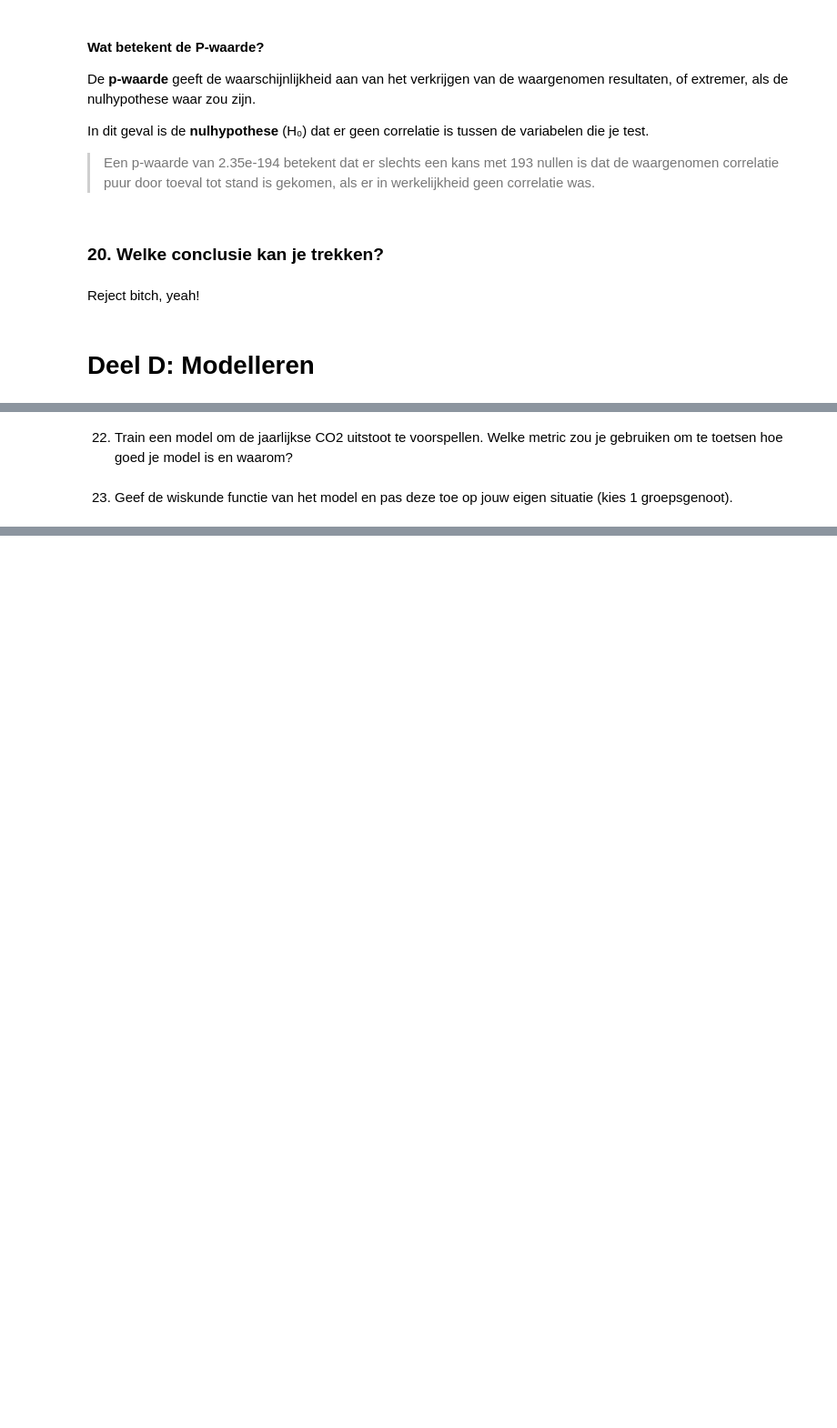
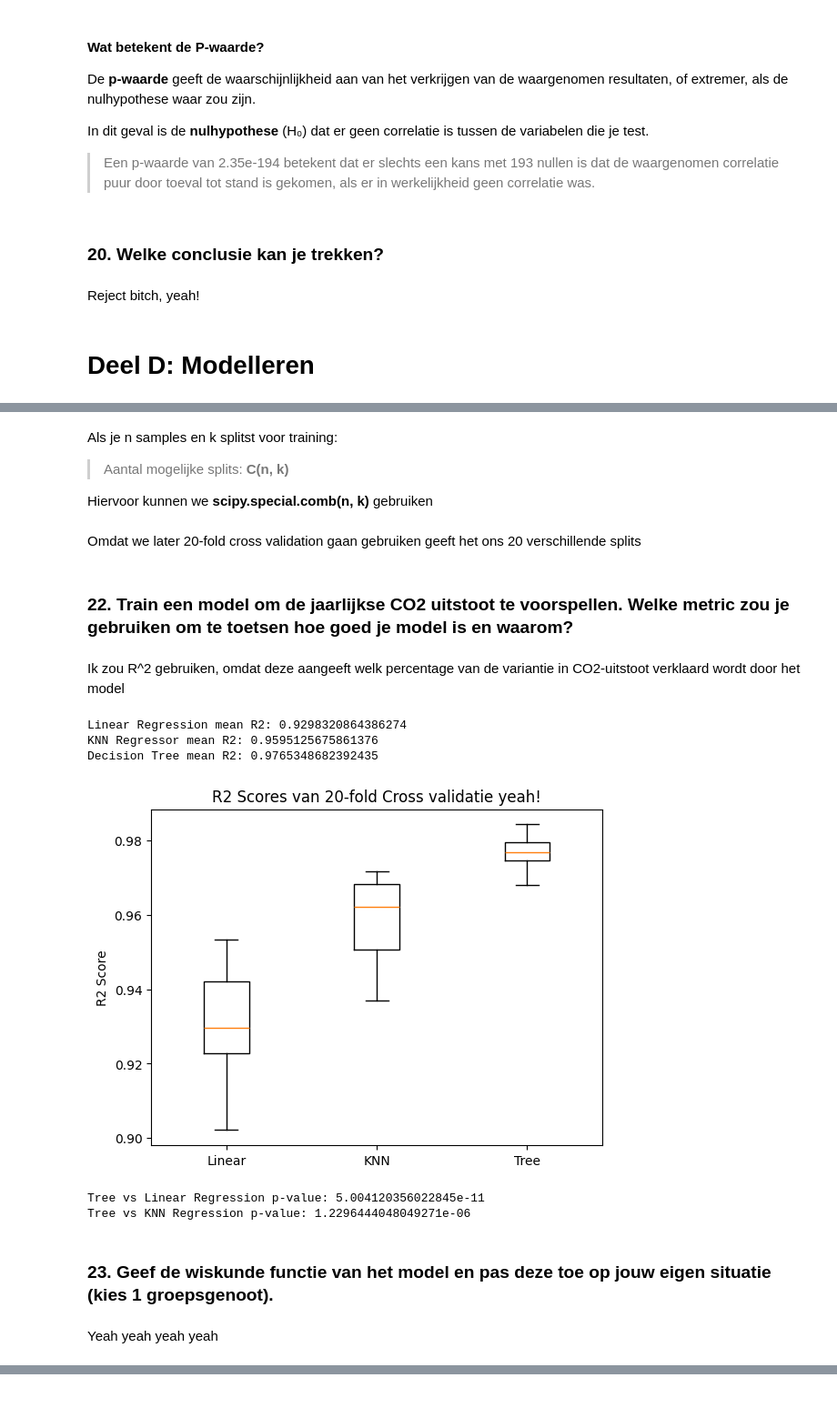
Before and after one commit to 24087068/wiskunde_porfolio, a Jupyter notebook: portfolio Sebastiaan.ipynb, the cells around one changed output, grey strips where cells are left out. Shown at 91% size. Cells and saved outputs as stored; diff of their text form; code cells hidden in the pictures; blank space fills up the shorter version.

```diff
--- a/portfolio Sebastiaan.ipynb
+++ b/portfolio Sebastiaan.ipynb
@@ -710,4 +710,35 @@ In dit geval is de **nulhypothese** (H₀) dat er geen correlatie is tussen de v
 Reject bitch, yeah!
 # %% [markdown]
 # Deel D: Modelleren
+# %%
+# Importing regression models
+from sklearn.linear_model import LinearRegression
+from sklearn.neighbors import KNeighborsRegressor
+from sklearn.tree import DecisionTreeRegressor
+from sklearn.model_selection import cross_val_score
+
+# Target and features
+y = df_transformed["co2_uitstoot_per_jaar_KG"]
+X = df_transformed[["km_auto_per_jaar", "elektrisch_auto_nee", "km_vliegtuig_per_jaar", "dagen_in_buitenland_per_jaar", "km_ov_per_jaar"]]
+
+# Data cleaning
+data = pd.concat([X, y], axis=1)
+data_clean = data.dropna()
+X = data_clean[X.columns]
+y = data_clean[y.name]
+
+# Linear Regression
+lin_model = LinearRegression()
+lin_model.fit(X, y)
+lin_scores = cross_val_score(lin_model, X, y, scoring='r2', cv=20)
+
+# Tree Regression
+tree_model = DecisionTreeRegressor()
+tree_model.fit(X, y)
+tree_scores = cross_val_score(tree_model, X, y, scoring='r2', cv=20)
+
+# KNN Regression
+knn_model = KNeighborsRegressor(n_neighbors=5)
+knn_model.fit(X, y)
+knn_scores = cross_val_score(knn_model, X, y, scoring='r2', cv=20)
 # %% [markdown]
@@ -715,11 +746,46 @@ Reject bitch, yeah!
+# %% [markdown]
+Als je n samples en k splitst voor training:<br>
+> Aantal mogelijke splits: **C(n, k)**<br>
+
+Hiervoor kunnen we **scipy.special.comb(n, k)** gebruiken
 # %%
 # 21
+# %% [markdown]
+Omdat we later 20-fold cross validation gaan gebruiken geeft het ons 20 verschillende splits
 # %% [markdown]
-22.	Train een model om de jaarlijkse CO2 uitstoot te voorspellen. Welke metric zou je gebruiken om te toetsen hoe goed je model is en waarom?
+### 22.	Train een model om de jaarlijkse CO2 uitstoot te voorspellen. Welke metric zou je gebruiken om te toetsen hoe goed je model is en waarom?
+# %% [markdown]
+Ik zou R^2 gebruiken, omdat deze aangeeft welk percentage van de variantie in CO2-uitstoot verklaard wordt door het model
 # %%
-# 22
+print("Linear Regression mean R2:", lin_scores.mean())
+print("KNN Regressor mean R2:", knn_scores.mean())
+print("Decision Tree mean R2:", tree_scores.mean())
+
+plt.boxplot([lin_scores, knn_scores, tree_scores], labels=["Linear", "KNN", "Tree"])
+plt.title("R2 Scores van 20-fold Cross validatie yeah!")
+plt.ylabel("R2 Score")
+plt.show()
+# %% [output]
+Linear Regression mean R2: 0.9298320864386274
+KNN Regressor mean R2: 0.9595125675861376
+Decision Tree mean R2: 0.9765348682392435
+[figure, added]
+# %%
+
+# Linear vs Tree
+_, p_val_lin_tree = stats.ttest_rel(tree_scores, lin_scores)
+print("Tree vs Linear Regression p-value:", p_val_lin_tree)
+
+# KNN vs Tree
+_, p_val_knn_tree = stats.ttest_rel(tree_scores, knn_scores)
+print("Tree vs KNN Regression p-value:", p_val_knn_tree)
+# %% [output]
+Tree vs Linear Regression p-value: 5.004120356022845e-11
+Tree vs KNN Regression p-value: 1.2296444048049271e-06
 # %% [markdown]
-23.	Geef de wiskunde functie van het model en pas deze toe op jouw eigen situatie (kies 1 groepsgenoot).
+### 23.	Geef de wiskunde functie van het model en pas deze toe op jouw eigen situatie (kies 1 groepsgenoot).
+# %% [markdown]
+Yeah yeah yeah yeah
 # %%
 # 23
 # %% [markdown]
```
Also changed, not shown: parts of 9 cells of this notebook.
